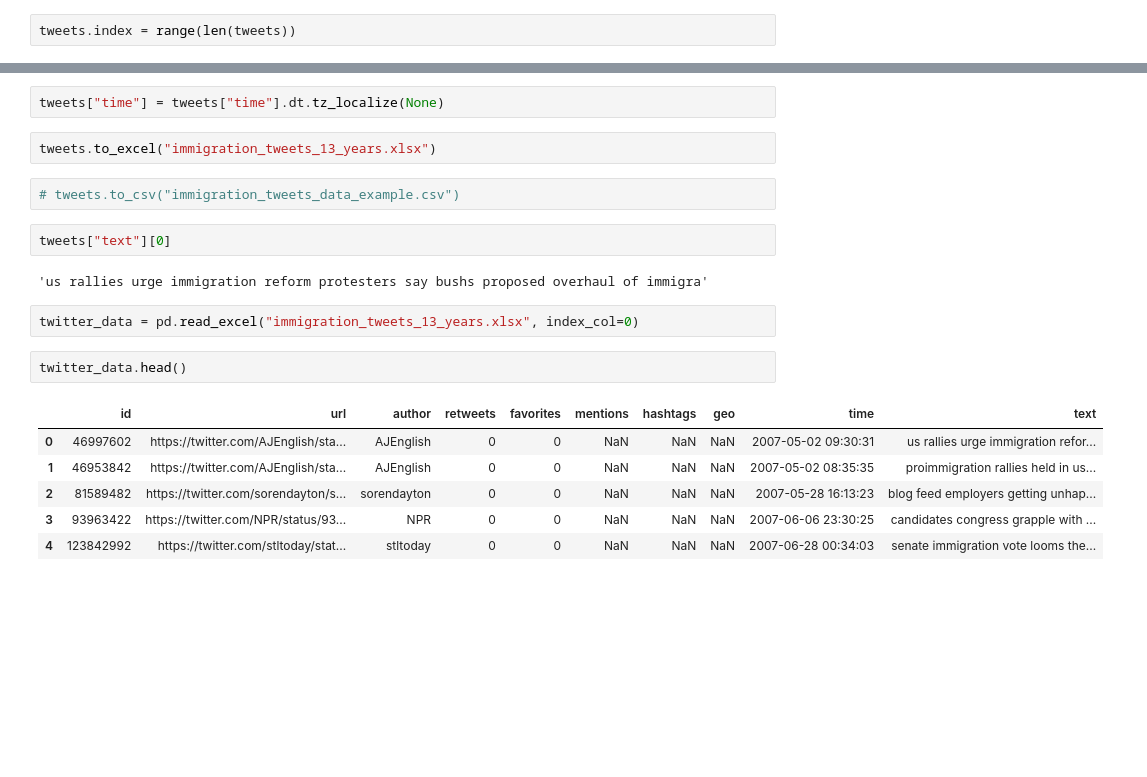
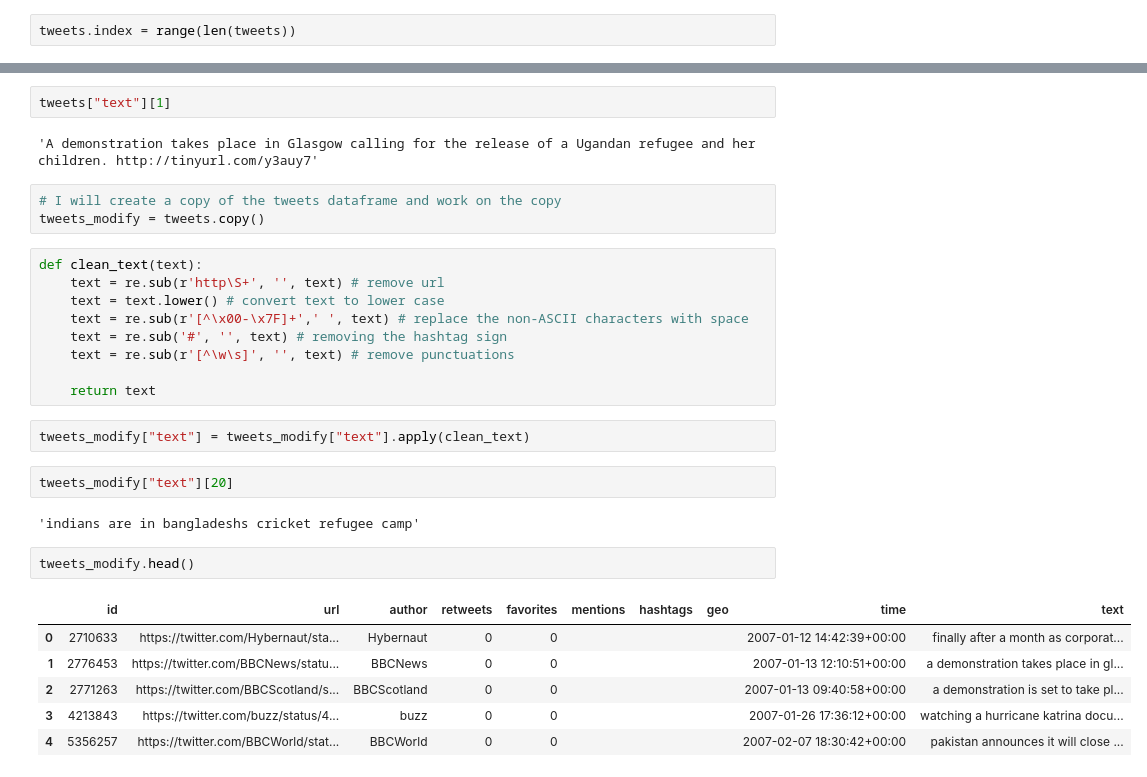
Before and after one commit to rachel-ker/refugeediscourse, a Jupyter notebook: Data_extraction.ipynb, the cells around one changed output, grey strips where cells are left out. Drawn from its saved outputs; the diff is of its cells as text; blank space fills up the shorter version.

Commit message:
building concat data

```diff
--- a/Data_extraction.ipynb
+++ b/Data_extraction.ipynb
@@ -142,21 +108,31 @@ tweets.head()
-# %%
-tweets["time"] = tweets["time"].dt.tz_localize(None)
-# %%
-tweets.to_excel("immigration_tweets_13_years.xlsx")
-# %%
-# tweets.to_csv("immigration_tweets_data_example.csv")
 # %%
-tweets["text"][0]
+tweets["text"][1]
 # %% [output]
-'us rallies urge immigration reform protesters say bushs proposed overhaul of immigra'
+'A demonstration takes place in Glasgow calling for the release of a Ugandan refugee and her children. http://tinyurl.com/y3auy7'
-# %%
-twitter_data = pd.read_excel("immigration_tweets_13_years.xlsx", index_col=0)
+# %%
+# I will create a copy of the tweets dataframe and work on the copy
+tweets_modify = tweets.copy()
+# %%
+def clean_text(text):
+    text = re.sub(r'http\S+', '', text) # remove url
+    text = text.lower() # convert text to lower case
+    text = re.sub(r'[^\x00-\x7F]+',' ', text) # replace the non-ASCII characters with space
+    text = re.sub('#', '', text) # removing the hashtag sign
+    text = re.sub(r'[^\w\s]', '', text) # remove punctuations
+
+    return text
+# %%
+tweets_modify["text"] = tweets_modify["text"].apply(clean_text)
+# %%
+tweets_modify["text"][20]
+# %% [output]
+'indians are in bangladeshs cricket refugee camp'
 # %%
-twitter_data.head()
+tweets_modify.head()
 # %% [output]
 |  | id | url | author | retweets | favorites | mentions | hashtags | geo | time | text |
-| 0 | 46997602 | https://twitter.com/AJEnglish/sta... | AJEnglish | 0 | 0 | NaN | NaN | NaN | 2007-05-02 09:30:31 | us rallies urge immigration refor... |
-| 1 | 46953842 | https://twitter.com/AJEnglish/sta... | AJEnglish | 0 | 0 | NaN | NaN | NaN | 2007-05-02 08:35:35 | proimmigration rallies held in us... |
-| 2 | 81589482 | https://twitter.com/sorendayton/s... | sorendayton | 0 | 0 | NaN | NaN | NaN | 2007-05-28 16:13:23 | blog feed employers getting unhap... |
-| 3 | 93963422 | https://twitter.com/NPR/status/93... | NPR | 0 | 0 | NaN | NaN | NaN | 2007-06-06 23:30:25 | candidates congress grapple with ... |
-| 4 | 123842992 | https://twitter.com/stltoday/stat... | stltoday | 0 | 0 | NaN | NaN | NaN | 2007-06-28 00:34:03 | senate immigration vote looms the... |
+| 0 | 2710633 | https://twitter.com/Hybernaut/sta... | Hybernaut | 0 | 0 |  |  |  | 2007-01-12 14:42:39+00:00 | finally after a month as corporat... |
+| 1 | 2776453 | https://twitter.com/BBCNews/statu... | BBCNews | 0 | 0 |  |  |  | 2007-01-13 12:10:51+00:00 | a demonstration takes place in gl... |
+| 2 | 2771263 | https://twitter.com/BBCScotland/s... | BBCScotland | 0 | 0 |  |  |  | 2007-01-13 09:40:58+00:00 | a demonstration is set to take pl... |
+| 3 | 4213843 | https://twitter.com/buzz/status/4... | buzz | 0 | 0 |  |  |  | 2007-01-26 17:36:12+00:00 | watching a hurricane katrina docu... |
+| 4 | 5356257 | https://twitter.com/BBCWorld/stat... | BBCWorld | 0 | 0 |  |  |  | 2007-02-07 18:30:42+00:00 | pakistan announces it will close ... |
```
Also changed, not shown: parts of 25 cells of this notebook.
